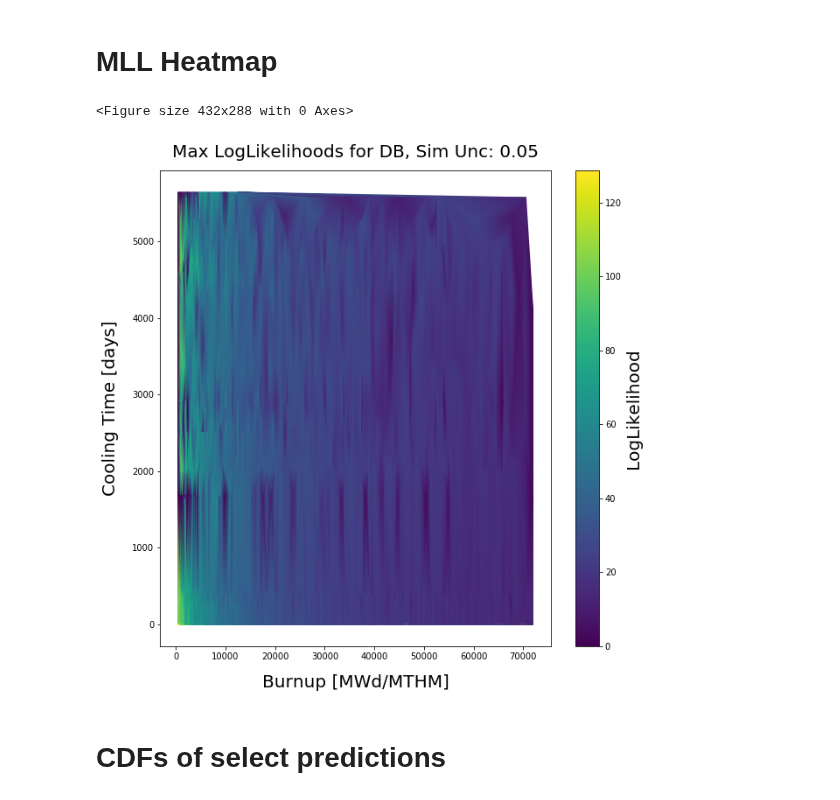
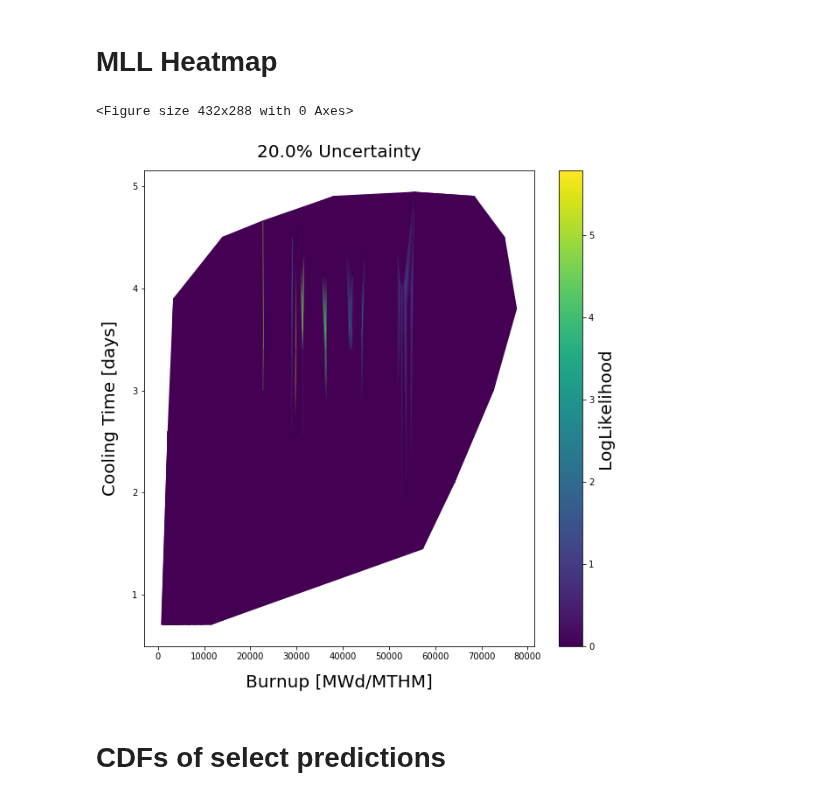
Before and after one commit to opotowsky/like-me-fuel, a Jupyter notebook: jupyter_notebooks/htc_mll_results.ipynb, the cells around one changed output. Cells and saved outputs as stored; diff of their text form; code cells hidden in the pictures.

Commit message:
updates to plots

```diff
--- a/jupyter_notebooks/htc_mll_results.ipynb
+++ b/jupyter_notebooks/htc_mll_results.ipynb
@@ -68,14 +68,14 @@ def plot_heatmap(i, dfname):
     norm = Normalize(vmin=vmin, vmax=vmax, clip=True)
 
     x = df['Burnup']
-    y = df['CoolingTime']#['Enrichment']
+    y = df['Enrichment']#['CoolingTime']
     triang = tri.Triangulation(x, y)
     z = df['MaxLogLL']
 
     surf = ax.tripcolor(triang, z, norm=norm, cmap=cm.viridis, shading='gouraud')
     # Other potential args: edgecolor='none', linewidth=0, antialiased=False
 
-    ax.set_title('Max LogLikelihoods for DB, Sim Unc: ' + str(uncs[i]), fontsize=20, pad=15)
+    ax.set_title(str(uncs[i]*100) + '% Uncertainty', fontsize=20, pad=15)
     ax.set_xlabel('Burnup [MWd/MTHM]', fontsize=20, labelpad=15)
     ax.set_ylabel('Cooling Time [days]', fontsize=20, labelpad=15)
     #ax.set_xlim()
@@ -88,11 +88,11 @@ def plot_heatmap(i, dfname):
 
     dftitle = {'Tamu': 'tamuNoRatio', 'TamuRatio': 'tamuRatio', 'Sfco' : 'sfco'}
     fig.savefig('../plots/' + dftitle[dfname] + str(i) + '_unc' + str(uncs[i]) + '.png')
-# %%
-plot_heatmap(0, 'Tamu')
-# %% [output]
-<Figure size 432x288 with 0 Axes>
-[figure, removed]
+# %%
+plot_heatmap(3, 'Sfco')
+# %% [output]
+<Figure size 432x288 with 0 Axes>
+[figure, added]
 # %% [markdown]
 # CDFs of select predictions
 # %%
```
Also changed, not shown: parts of 3 cells of this notebook, 10 other files.
